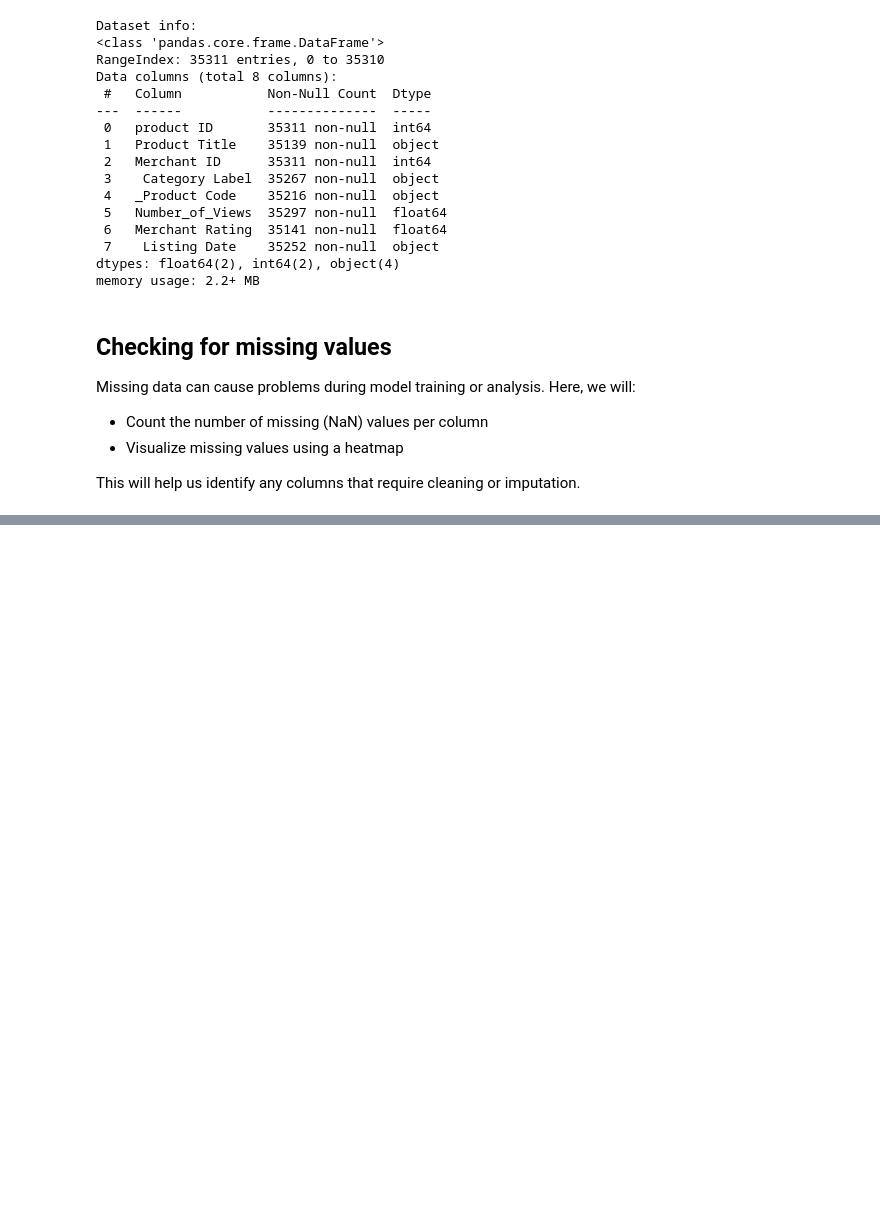
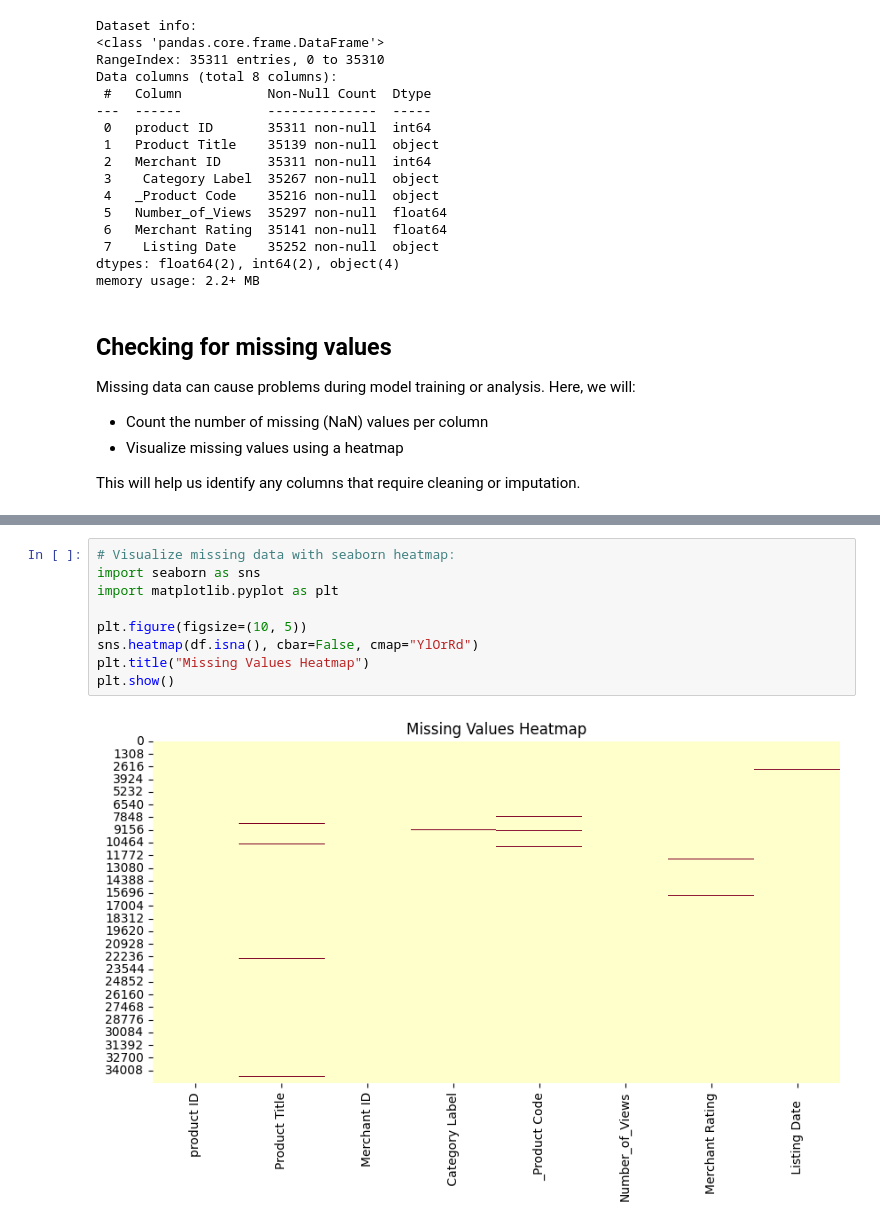
Before and after one commit to Bojan971/ml-product-category-classifier-project, a Jupyter notebook: notebooks/product_category_classification.ipynb, the cells around one changed output, grey strips where cells are left out. Drawn from its saved outputs; the diff is of its cells as text; blank space fills up the shorter version.

Commit message:
Checking for missing values

```diff
--- a/notebooks/product_category_classification.ipynb
+++ b/notebooks/product_category_classification.ipynb
@@ -66,0 +82,11 @@ This will help us identify any columns that require cleaning or imputation.
+# %%
+# Visualize missing data with seaborn heatmap:
+import seaborn as sns
+import matplotlib.pyplot as plt
+
+plt.figure(figsize=(10, 5))
+sns.heatmap(df.isna(), cbar=False, cmap="YlOrRd")
+plt.title("Missing Values Heatmap")
+plt.show()
+# %% [output]
+[figure, added]
```
Also changed, not shown: parts of 1 cell of this notebook.
